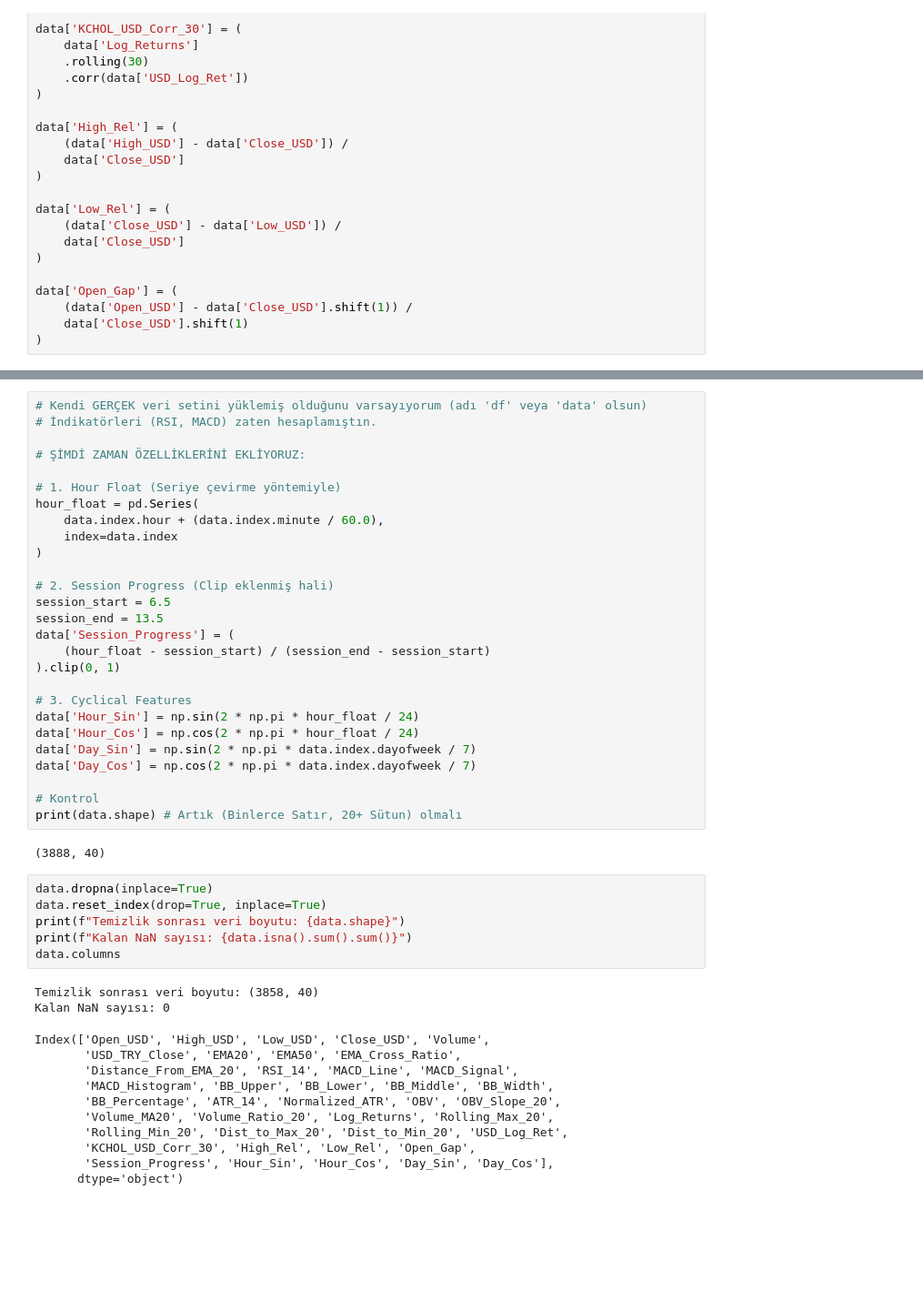
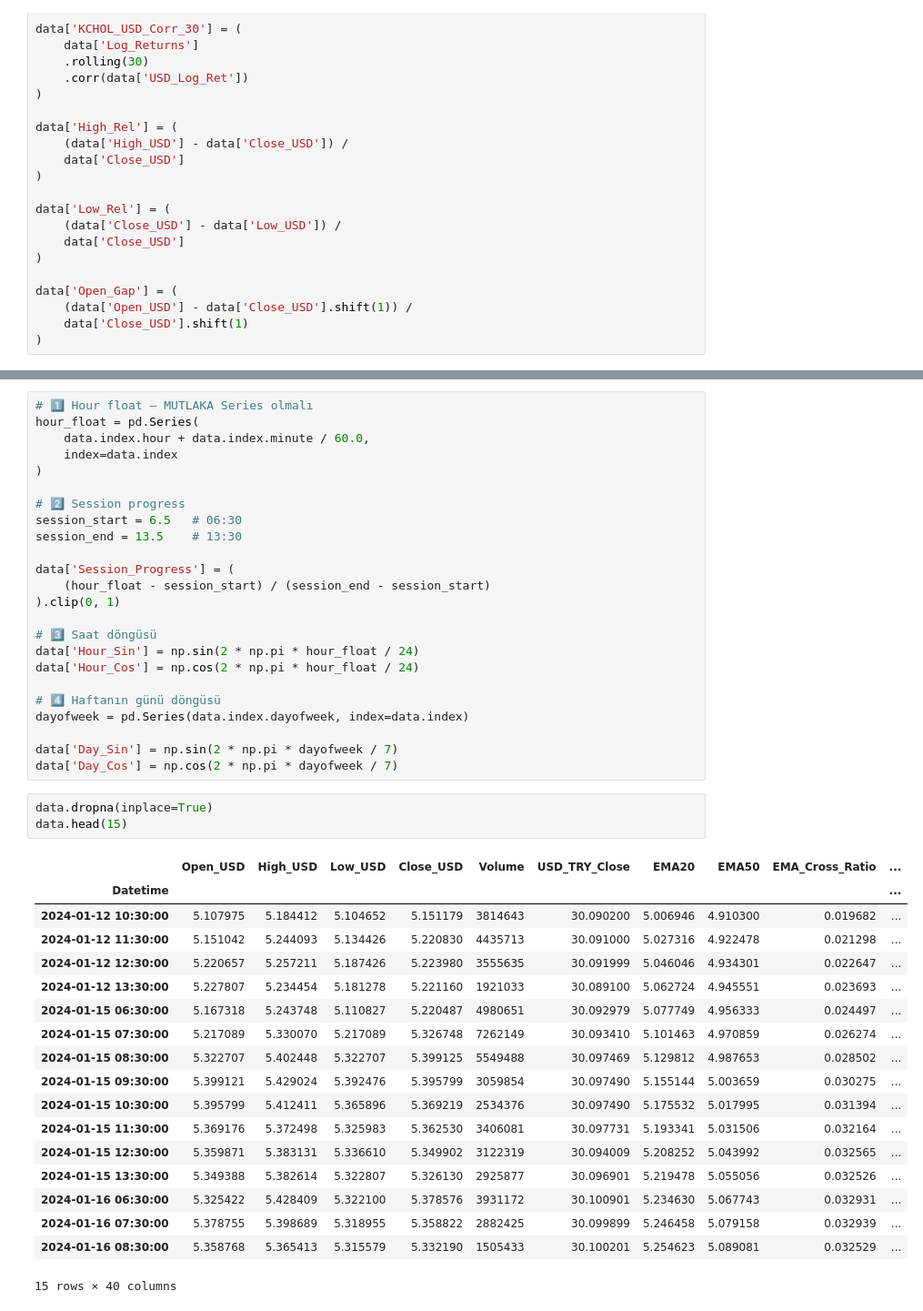
Before and after one commit to olcayguney/multifeature-lstm-financial-forecasting, a Jupyter notebook: LSTMDeneme_1.ipynb, the cells around one changed output, grey strips where cells are left out. Shown: that part at 91% size. Saved outputs shown, nothing was run; the diff lists cells and outputs as text; blank space fills up the shorter version.

```diff
--- a/LSTMDeneme_1.ipynb
+++ b/LSTMDeneme_1.ipynb
@@ -312,48 +358,46 @@ data['Open_Gap'] = (
 # %%
-# Kendi GERÇEK veri setini yüklemiş olduğunu varsayıyorum (adı 'df' veya 'data' olsun)
-# İndikatörleri (RSI, MACD) zaten hesaplamıştın.
-
-# ŞİMDİ ZAMAN ÖZELLİKLERİNİ EKLİYORUZ:
-
-# 1. Hour Float (Seriye çevirme yöntemiyle)
+# 1️⃣ Hour float – MUTLAKA Series olmalı
 hour_float = pd.Series(
-    data.index.hour + (data.index.minute / 60.0),
+    data.index.hour + data.index.minute / 60.0,
     index=data.index
 )
 
-# 2. Session Progress (Clip eklenmiş hali)
-session_start = 6.5
-session_end = 13.5
+# 2️⃣ Session progress
+session_start = 6.5   # 06:30
+session_end = 13.5    # 13:30
+
 data['Session_Progress'] = (
     (hour_float - session_start) / (session_end - session_start)
 ).clip(0, 1)
 
-# 3. Cyclical Features
+# 3️⃣ Saat döngüsü
 data['Hour_Sin'] = np.sin(2 * np.pi * hour_float / 24)
 data['Hour_Cos'] = np.cos(2 * np.pi * hour_float / 24)
-data['Day_Sin'] = np.sin(2 * np.pi * data.index.dayofweek / 7)
-data['Day_Cos'] = np.cos(2 * np.pi * data.index.dayofweek / 7)
 
-# Kontrol
-print(data.shape) # Artık (Binlerce Satır, 20+ Sütun) olmalı
+# 4️⃣ Haftanın günü döngüsü
+dayofweek = pd.Series(data.index.dayofweek, index=data.index)
+
+data['Day_Sin'] = np.sin(2 * np.pi * dayofweek / 7)
+data['Day_Cos'] = np.cos(2 * np.pi * dayofweek / 7)
-# %% [output]
-(3888, 40)
 # %%
 data.dropna(inplace=True)
-data.reset_index(drop=True, inplace=True)
-print(f"Temizlik sonrası veri boyutu: {data.shape}")
-print(f"Kalan NaN sayısı: {data.isna().sum().sum()}")
-data.columns
+data.head(15)
 # %% [output]
+|  | Open_USD | High_USD | Low_USD | Close_USD | Volume | USD_TRY_Close | EMA20 | EMA50 | EMA_Cross_Ratio | ... |
+| Datetime |  |  |  |  |  |  |  |  |  | ... |
+| 2024-01-12 10:30:00 | 5.107975 | 5.184412 | 5.104652 | 5.151179 | 3814643 | 30.090200 | 5.006946 | 4.910300 | 0.019682 | ... |
+| 2024-01-12 11:30:00 | 5.151042 | 5.244093 | 5.134426 | 5.220830 | 4435713 | 30.091000 | 5.027316 | 4.922478 | 0.021298 | ... |
+| 2024-01-12 12:30:00 | 5.220657 | 5.257211 | 5.187426 | 5.223980 | 3555635 | 30.091999 | 5.046046 | 4.934301 | 0.022647 | ... |
+| 2024-01-12 13:30:00 | 5.227807 | 5.234454 | 5.181278 | 5.221160 | 1921033 | 30.089100 | 5.062724 | 4.945551 | 0.023693 | ... |
+| 2024-01-15 06:30:00 | 5.167318 | 5.243748 | 5.110827 | 5.220487 | 4980651 | 30.092979 | 5.077749 | 4.956333 | 0.024497 | ... |
+| 2024-01-15 07:30:00 | 5.217089 | 5.330070 | 5.217089 | 5.326748 | 7262149 | 30.093410 | 5.101463 | 4.970859 | 0.026274 | ... |
+| 2024-01-15 08:30:00 | 5.322707 | 5.402448 | 5.322707 | 5.399125 | 5549488 | 30.097469 | 5.129812 | 4.987653 | 0.028502 | ... |
+| 2024-01-15 09:30:00 | 5.399121 | 5.429024 | 5.392476 | 5.395799 | 3059854 | 30.097490 | 5.155144 | 5.003659 | 0.030275 | ... |
+| 2024-01-15 10:30:00 | 5.395799 | 5.412411 | 5.365896 | 5.369219 | 2534376 | 30.097490 | 5.175532 | 5.017995 | 0.031394 | ... |
+| 2024-01-15 11:30:00 | 5.369176 | 5.372498 | 5.325983 | 5.362530 | 3406081 | 30.097731 | 5.193341 | 5.031506 | 0.032164 | ... |
+| 2024-01-15 12:30:00 | 5.359871 | 5.383131 | 5.336610 | 5.349902 | 3122319 | 30.094009 | 5.208252 | 5.043992 | 0.032565 | ... |
+| 2024-01-15 13:30:00 | 5.349388 | 5.382614 | 5.322807 | 5.326130 | 2925877 | 30.096901 | 5.219478 | 5.055056 | 0.032526 | ... |
+| 2024-01-16 06:30:00 | 5.325422 | 5.428409 | 5.322100 | 5.378576 | 3931172 | 30.100901 | 5.234630 | 5.067743 | 0.032931 | ... |
+| 2024-01-16 07:30:00 | 5.378755 | 5.398689 | 5.318955 | 5.358822 | 2882425 | 30.099899 | 5.246458 | 5.079158 | 0.032939 | ... |
+| 2024-01-16 08:30:00 | 5.358768 | 5.365413 | 5.315579 | 5.332190 | 1505433 | 30.100201 | 5.254623 | 5.089081 | 0.032529 | ... |
-Temizlik sonrası veri boyutu: (3858, 40)
-Kalan NaN sayısı: 0
+15 rows × 40 columns
-Index(['Open_USD', 'High_USD', 'Low_USD', 'Close_USD', 'Volume',
-       'USD_TRY_Close', 'EMA20', 'EMA50', 'EMA_Cross_Ratio',
-       'Distance_From_EMA_20', 'RSI_14', 'MACD_Line', 'MACD_Signal',
-       'MACD_Histogram', 'BB_Upper', 'BB_Lower', 'BB_Middle', 'BB_Width',
-       'BB_Percentage', 'ATR_14', 'Normalized_ATR', 'OBV', 'OBV_Slope_20',
-       'Volume_MA20', 'Volume_Ratio_20', 'Log_Returns', 'Rolling_Max_20',
-       'Rolling_Min_20', 'Dist_to_Max_20', 'Dist_to_Min_20', 'USD_Log_Ret',
-       'KCHOL_USD_Corr_30', 'High_Rel', 'Low_Rel', 'Open_Gap',
-       'Session_Progress', 'Hour_Sin', 'Hour_Cos', 'Day_Sin', 'Day_Cos'],
-      dtype='object')
```
Also changed, not shown: parts of 5 cells of this notebook.
